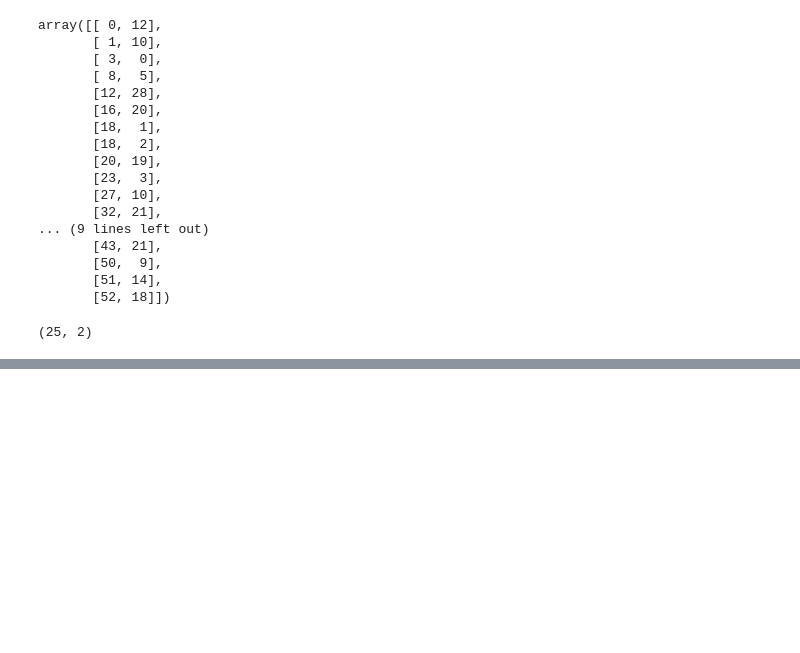
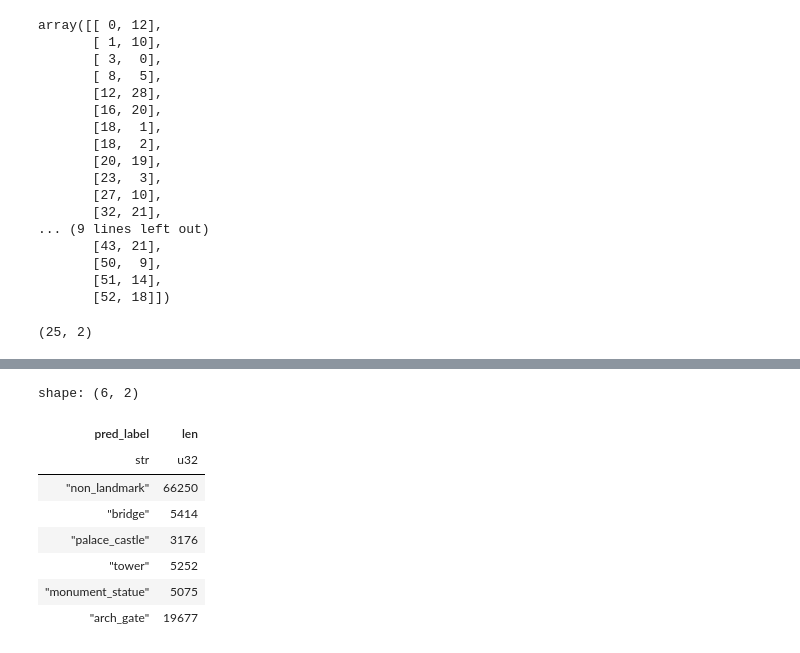
Before and after one commit to fhrzn/multi-pov-ir, a Jupyter notebook: notebook/pov-preprocess.ipynb, the cells around one changed output, grey strips where cells are left out. Saved outputs shown, nothing was run; the diff lists cells and outputs as text; code cells hidden in the pictures; blank space fills up the shorter version.

```diff
--- a/notebook/pov-preprocess.ipynb
+++ b/notebook/pov-preprocess.ipynb
@@ -505,0 +524,12 @@ fig.show()
+# %%
+landmark.group_by("pred_label").agg(pl.len())
+# %% [output]
+shape: (6, 2)
+| pred_label | len |
+| str | u32 |
+| "non_landmark" | 66250 |
+| "bridge" | 5414 |
+| "palace_castle" | 3176 |
+| "tower" | 5252 |
+| "monument_statue" | 5075 |
+| "arch_gate" | 19677 |
```
Also changed, not shown: parts of 5 cells of this notebook, 11 other files.
